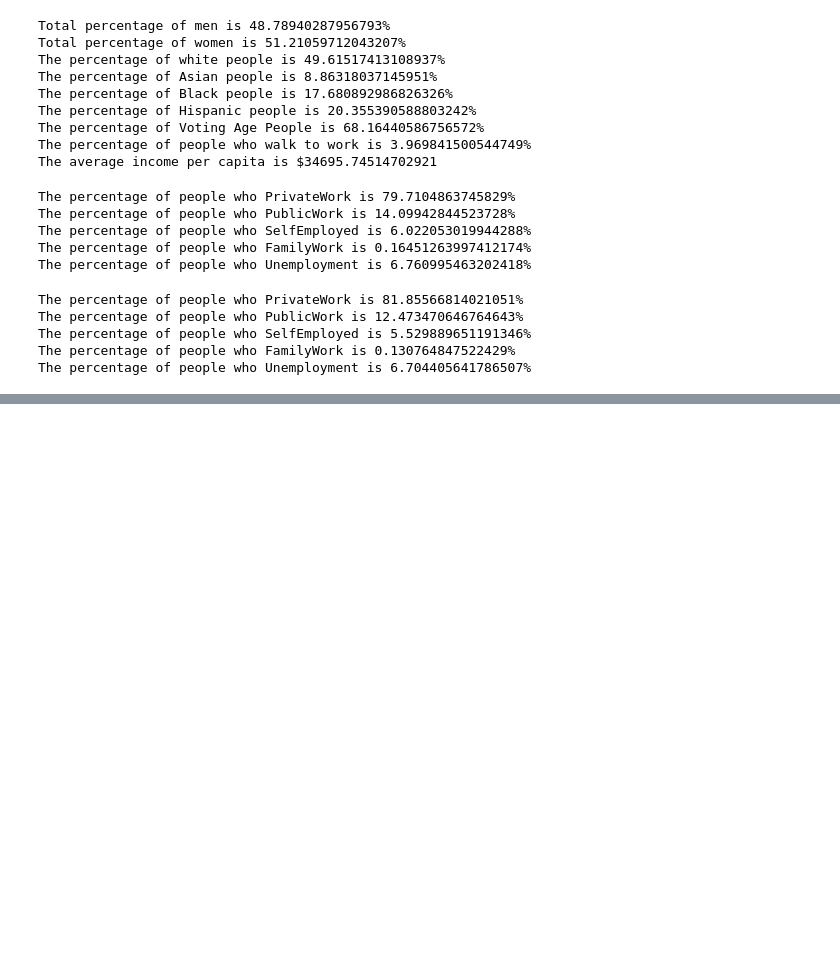
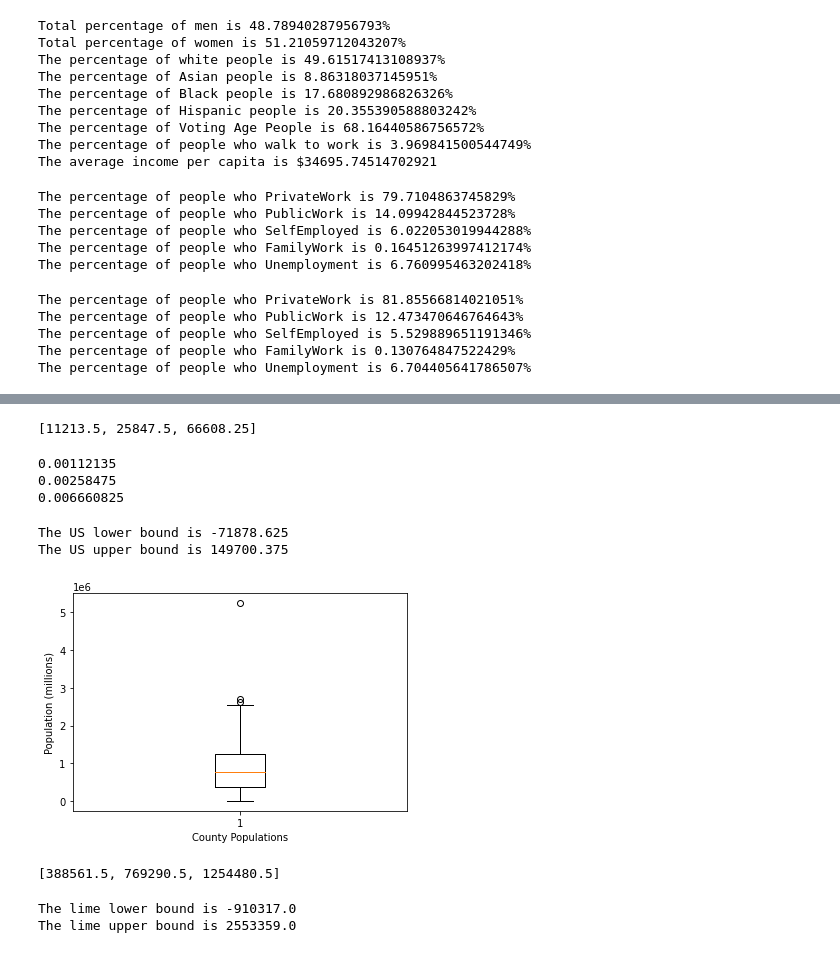
Before and after one commit to adriana-icasiano/project-1, a Jupyter notebook: census-lime/census.ipynb, the cells around one changed output, grey strips where cells are left out. Drawn from its saved outputs; the diff is of its cells as text; code cells hidden in the pictures; blank space fills up the shorter version.

```diff
--- a/census-lime/census.ipynb
+++ b/census-lime/census.ipynb
@@ -174,0 +201,51 @@ The percentage of people who Unemployment is 6.704405641786507%
+# %%
+nums = [.25,.5,.75]
+all_quarts = []
+for n in nums:
+    all_quarts.append(np.quantile(vals, n))
+all_quarts
+# %% [output]
+[11213.5, 25847.5, 66608.25]
+# %%
+for x in all_quarts:
+    print(x/10000000)
+# %% [output]
+0.00112135
+0.00258475
+0.006660825
+# %%
+iqr = all_quarts[2]- all_quarts[0]
+
+upper = all_quarts[2]+(1.5*iqr)
+lower = all_quarts[0]-(1.5*iqr)
+print(f'The US lower bound is {lower}')
+print(f'The US upper bound is {upper}')
+# %% [output]
+The US lower bound is -71878.625
+The US upper bound is 149700.375
+# %%
+#For lime counties
+values = clean_df['TotalPop'].tolist()
+plt.boxplot(values)
+plt.xlabel('County Populations')
+plt.ylabel('Population (millions)')
+plt.show()
+# %% [output]
+[figure, added]
+# %%
+lime_quarts = []
+for n in nums:
+    lime_quarts.append(np.quantile(values, n))
+lime_quarts
+# %% [output]
+[388561.5, 769290.5, 1254480.5]
+# %%
+iqr_lime = lime_quarts[2] -lime_quarts[0]
+
+lime_upper = lime_quarts[2]+(1.5*iqr_lime)
+lime_lower = lime_quarts[0]-(1.5*iqr_lime)
+print(f'The lime lower bound is {lime_lower}')
+print(f'The lime upper bound is {lime_upper}')
+# %% [output]
+The lime lower bound is -910317.0
+The lime upper bound is 2553359.0
```
Also changed, not shown: parts of 7 cells of this notebook.
